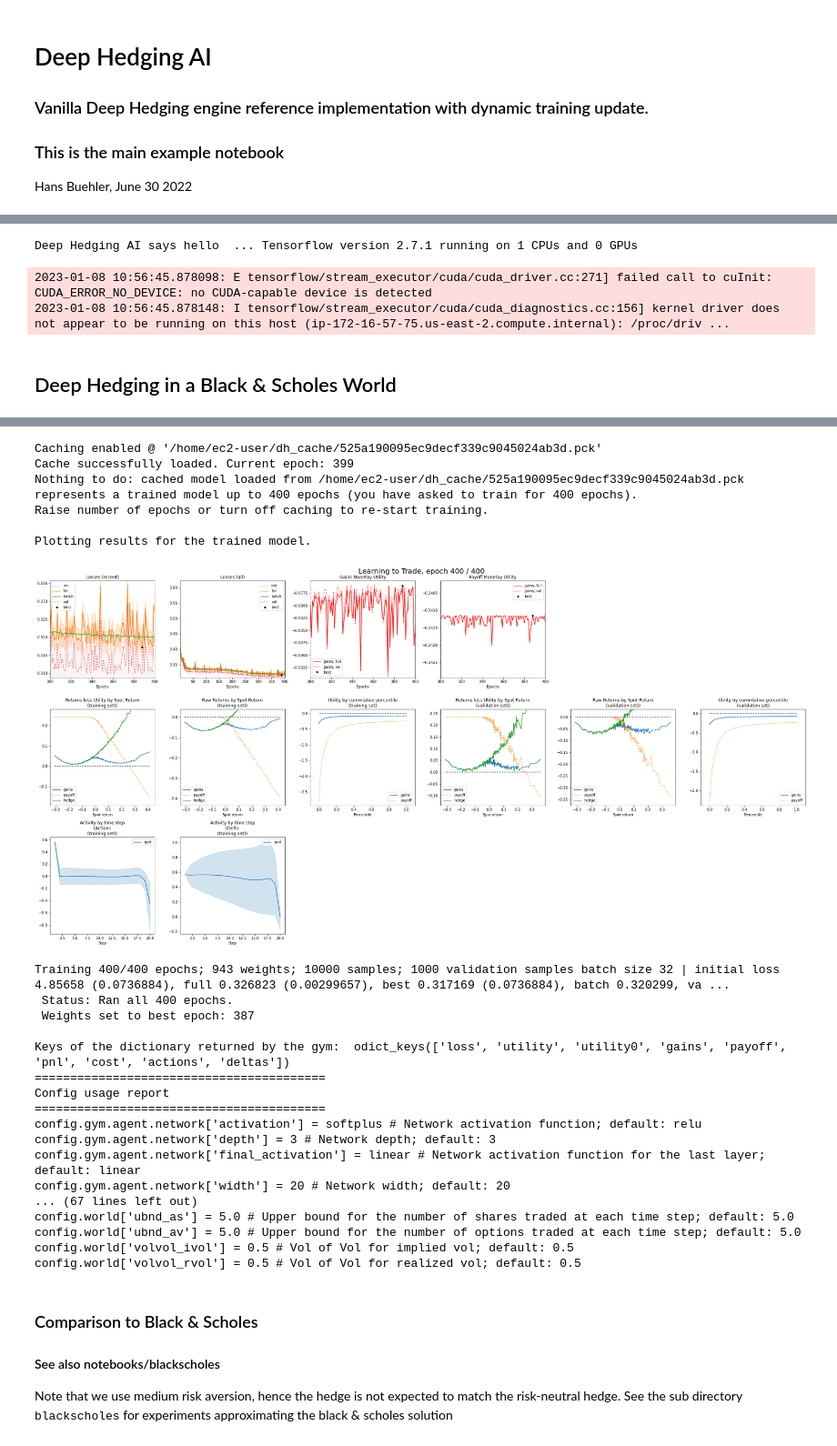
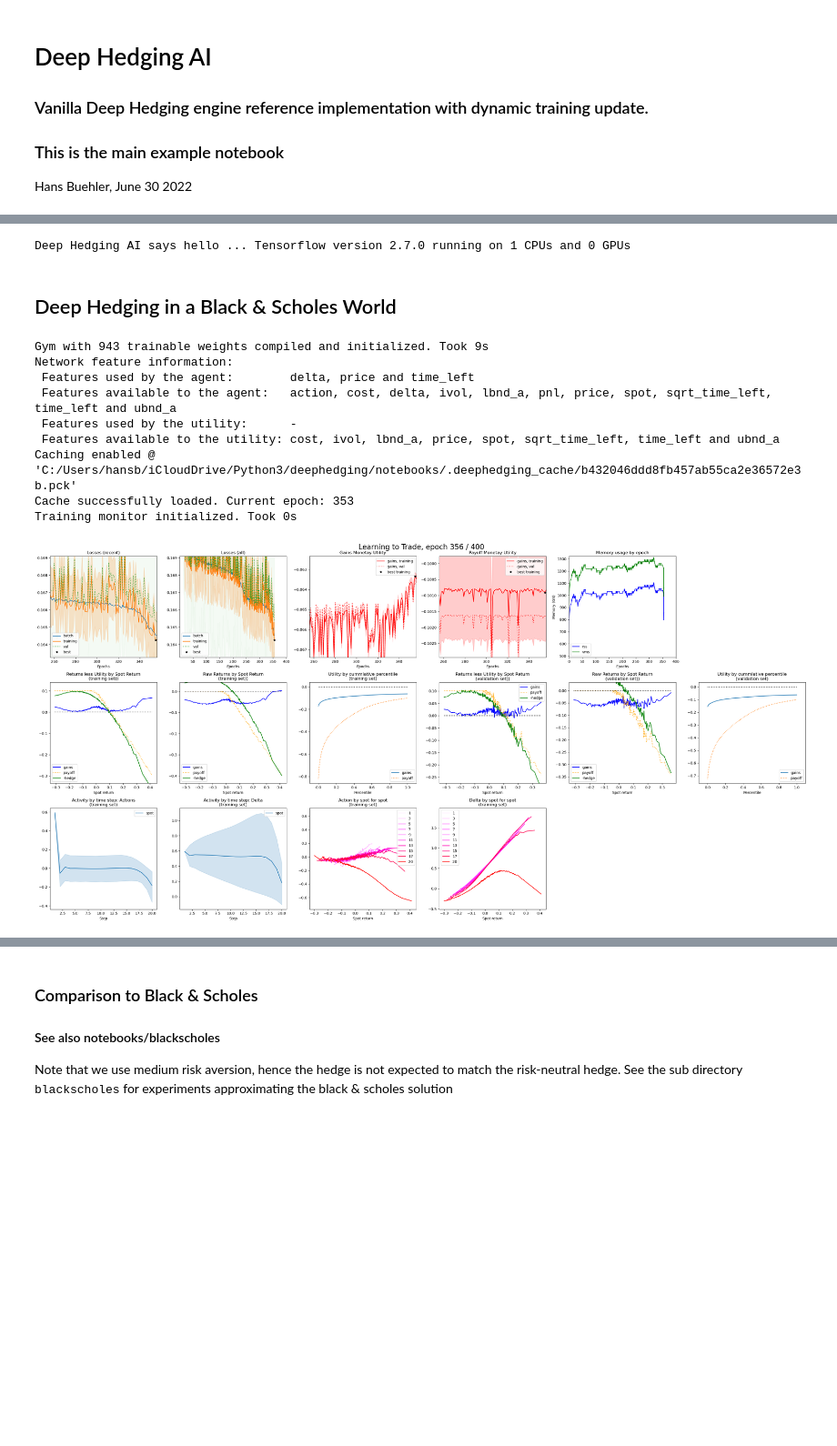
Before and after one commit to hansbuehler/deephedging, a Jupyter notebook: notebooks/trainer.ipynb, the cells around one changed output, grey strips where cells are left out. Shown: that part at 91% size. Cells and saved outputs as stored; diff of their text form; code cells hidden in the pictures; blank space fills up the shorter version.

```diff
--- a/notebooks/trainer.ipynb
+++ b/notebooks/trainer.ipynb
@@ -23,5 +18,5 @@ Tensorflow version 2.7.1 running on 1 CPUs and 0 GPUs
 # %%
-print("Deep Hedging AI says hello  ... ", end='')
+print("Deep Hedging AI says hello ... ", end='')
 from cdxbasics.config import Config
 from deephedging.trainer import train
 from deephedging.gym import VanillaDeepHedgingGym
@@ -37,38 +32,48 @@ config.world.steps = 20
 config.world.black_scholes = True
 # gym
 config.gym.objective.utility = "cvar"
-config.gym.objective.lmbda = 10.
+config.gym.objective.lmbda = 1.
+config.gym.agent.network.depth = 3
 config.gym.agent.network.depth = 3
 config.gym.agent.network.activation = "softplus"
 # trainer
 config.trainer.train.batch_size = None
 config.trainer.train.epochs = 400
+config.trainer.caching.mode = "on"
 config.trainer.visual.epoch_refresh = 1
 config.trainer.visual.time_refresh = 10
 config.trainer.visual.confidence_pcnt_lo = 0.25
 config.trainer.visual.confidence_pcnt_hi = 0.75
 
 display(Markdown("## Deep Hedging in a Black \& Scholes World"))
 
 # create world
 world  = SimpleWorld_Spot_ATM( config.world )
 val_world  = world.clone(samples=1000)
 
 # create training environment
 gym = VanillaDeepHedgingGym( config.gym )
 
 # create training environment
 train( gym=gym, world=world, val_world=val_world, config=config.trainer )
 r = gym(world.tf_data)
 print("Keys of the dictionary returned by the gym: ", r.keys())
 
 print("=========================================")
 print("Config usage report")
 print("=========================================")
 print( config.usage_report() )
 config.done()
 # %% [output]
-Deep Hedging AI says hello  ... Tensorflow version 2.7.1 running on 1 CPUs and 0 GPUs
+Deep Hedging AI says hello ... Tensorflow version 2.7.0 running on 1 CPUs and 0 GPUs
+## Deep Hedging in a Black \& Scholes World
-2023-01-08 10:56:45.878098: E tensorflow/stream_executor/cuda/cuda_driver.cc:271] failed call to cuInit: CUDA_ERROR_NO_DEVICE: no CUDA-capable device is detected
-2023-01-08 10:56:45.878148: I tensorflow/stream_executor/cuda/cuda_diagnostics.cc:156] kernel driver does not appear to be running on this host (ip-172-16-57-75.us-east-2.compute.internal): /proc/driv ...
+Gym with 943 trainable weights compiled and initialized. Took 9s
+Network feature information:
+ Features used by the agent:        delta, price and time_left
+ Features available to the agent:   action, cost, delta, ivol, lbnd_a, pnl, price, spot, sqrt_time_left, time_left and ubnd_a
+ Features used by the utility:      -
+ Features available to the utility: cost, ivol, lbnd_a, price, spot, sqrt_time_left, time_left and ubnd_a
+Caching enabled @ 'C:/Users/hansb/iCloudDrive/Python3/deephedging/notebooks/.deephedging_cache/b432046ddd8fb457ab55ca2e36572e3b.pck'
+Cache successfully loaded. Current epoch: 353
+Training monitor initialized. Took 0s
-## Deep Hedging in a Black \& Scholes World
+[figure, new version]
@@ -78,27 +81,3 @@ To enable them in other operations, rebuild TensorFlow with the appropriate comp
-Caching enabled @ '/home/ec2-user/dh_cache/525a190095ec9decf339c9045024ab3d.pck'
-Cache successfully loaded. Current epoch: 399
-Nothing to do: cached model loaded from /home/ec2-user/dh_cache/525a190095ec9decf339c9045024ab3d.pck represents a trained model up to 400 epochs (you have asked to train for 400 epochs).
-Raise number of epochs or turn off caching to re-start training.
-
-Plotting results for the trained model.
-[figure, old version]
-Training 400/400 epochs; 943 weights; 10000 samples; 1000 validation samples batch size 32 | initial loss 4.85658 (0.0736884), full 0.326823 (0.00299657), best 0.317169 (0.0736884), batch 0.320299, va ...
- Status: Ran all 400 epochs.
- Weights set to best epoch: 387
-
-Keys of the dictionary returned by the gym:  odict_keys(['loss', 'utility', 'utility0', 'gains', 'payoff', 'pnl', 'cost', 'actions', 'deltas'])
-=========================================
-Config usage report
-=========================================
-config.gym.agent.network['activation'] = softplus # Network activation function; default: relu
-config.gym.agent.network['depth'] = 3 # Network depth; default: 3
-config.gym.agent.network['final_activation'] = linear # Network activation function for the last layer; default: linear
-config.gym.agent.network['width'] = 20 # Network width; default: 20
-... (67 lines left out)
-config.world['ubnd_as'] = 5.0 # Upper bound for the number of shares traded at each time step; default: 5.0
-config.world['ubnd_av'] = 5.0 # Upper bound for the number of options traded at each time step; default: 5.0
-config.world['volvol_ivol'] = 0.5 # Vol of Vol for implied vol; default: 0.5
-config.world['volvol_rvol'] = 0.5 # Vol of Vol for realized vol; default: 0.5
 # %% [markdown]
 ### Comparison to Black & Scholes
 #### See also notebooks/blackscholes
```
Also changed, not shown: parts of 4 cells of this notebook, 7 other files.
